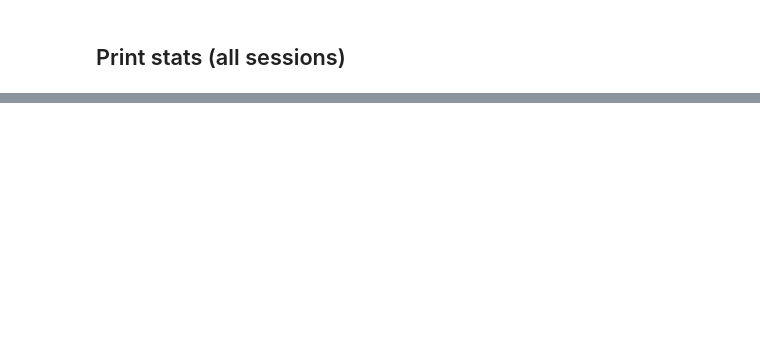
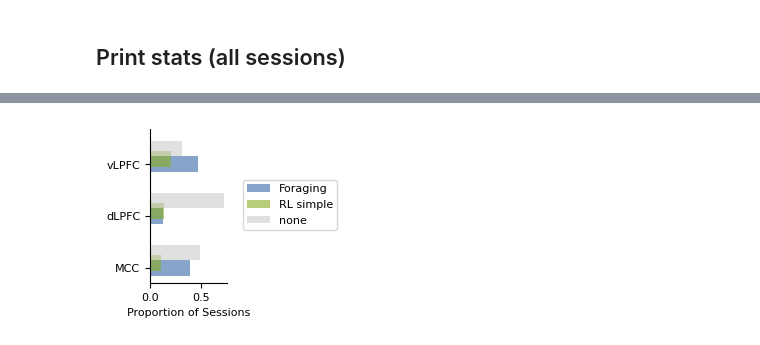
Before and after one commit to ungzs1/popy_05, a Jupyter notebook: notebooks/population_decoding/neural_value_across_target_all_results.ipynb, the cells around one changed output, grey strips where cells are left out. Cells and saved outputs as stored; diff of their text form; code cells hidden in the pictures; blank space fills up the shorter version.

```diff
--- a/notebooks/population_decoding/neural_value_across_target_all_results.ipynb
+++ b/notebooks/population_decoding/neural_value_across_target_all_results.ipynb
@@ -471,0 +1129,61 @@ po - vLPFC:
+# %%
+def print_stats(stats_df):
+    # Get data grouped by subregion and hypothesis
+    stats_summary = stats_df.groupby(['monkey', 'subregion', 'hypothesis']).size().reset_index(name='count')
+    stats_summary = stats_summary.sort_values(by=['monkey', 'subregion', 'hypothesis'])
+
+    # Create horizontal bar plot showing proportions for each subregion
+    fig2, ax = plt.subplots(1, 1, figsize=(1, 2))
+    plt.rcParams.update({'font.size': 8})
+
+    subregions = stats_summary['subregion'].unique()
+    ordered_hypotheses = ['Foraging', 'RL simple', 'RL counterfactual', 'none', 'PROBLEM']
+
+    # Calculate proportions and plot bars next to each other
+    bar_width = 1.5
+    bar_spacing = 0.1
+
+    for h, hypothesis in enumerate(ordered_hypotheses):
+        proportions = []
+        y_positions = []
+
+        for s, subregion in enumerate(subregions):
+            subregion_data = stats_summary[stats_summary['subregion'] == subregion]
+            hypothesis_counts = subregion_data.groupby('hypothesis')['count'].sum()
+            total_sessions = hypothesis_counts.sum()
+
+            if hypothesis in hypothesis_counts:
+                proportion = hypothesis_counts[hypothesis] / total_sessions
+            else:
+                proportion = 0
+
+            proportions.append(proportion)
+            y_positions.append(s + h * bar_spacing)
+
+        # Plot bars for this hypothesis
+        color = COLORS.get(hypothesis, 'gray')
+        ax.barh(y_positions, proportions, height=bar_width/len(ordered_hypotheses),
+               color=color, alpha=0.6, label=hypothesis)
+
+    # Customize the plot
+    ax.set_yticks(range(len(subregions)))
+    ax.set_yticklabels(subregions)
+    ax.set_xlabel('Proportion of Sessions')
+
+    # Remove spines
+    ax.spines['top'].set_visible(False)
+    ax.spines['right'].set_visible(False)
+
+    # Create legend
+    legend_handles = [plt.Rectangle((0,0),1,1, facecolor=COLORS.get(hypothesis, 'gray'), alpha=0.6)
+                     for hypothesis in ordered_hypotheses if hypothesis in stats_summary['hypothesis'].values]
+    legend_labels = [hypothesis for hypothesis in ordered_hypotheses
+                    if hypothesis in stats_summary['hypothesis'].values]
+
+    fig2.legend(legend_handles, legend_labels, loc='center left', bbox_to_anchor=(1, 0.5))
+
+    return fig2
+
+_ = print_stats(stats_df)
+# %% [output]
+[figure, added]
```
Also changed, not shown: parts of 7 cells of this notebook, 13 other files.
